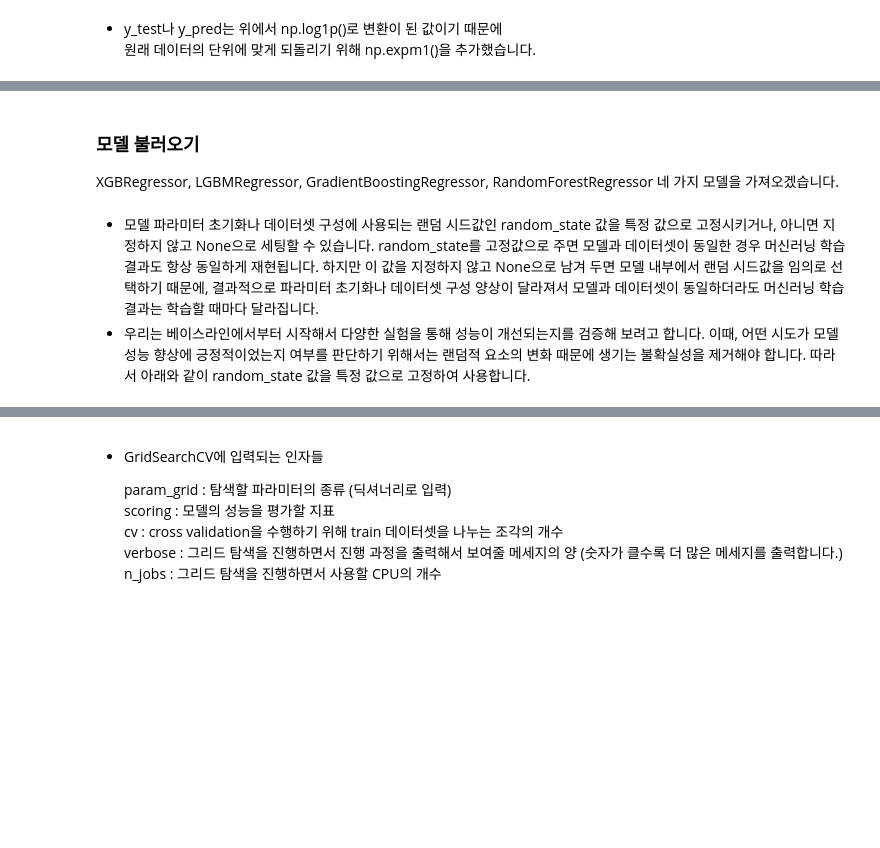
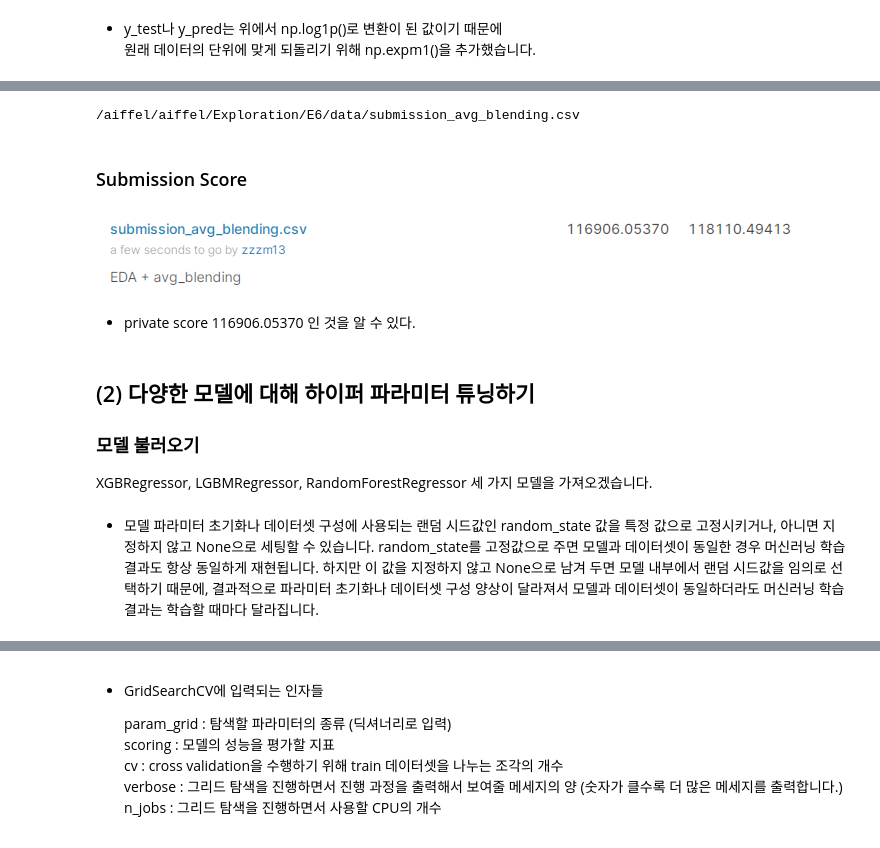
Before and after one commit to seungmiya13/LMS-Exploration, a Jupyter notebook: E6/kaggle_kakr_housing.ipynb, the cells around one changed output, grey strips where cells are left out. Drawn from its saved outputs; the diff is of its cells as text; code cells hidden in the pictures; blank space fills up the shorter version.

```diff
--- a/E6/kaggle_kakr_housing.ipynb
+++ b/E6/kaggle_kakr_housing.ipynb
@@ -389,7 +493,28 @@ def rmse(y_test, y_pred):
+# %%
+# 제출 파일 저장
+submission_csv_path = join(data_dir, 'submission_avg_blending.csv')
+result.to_csv(submission_csv_path, index=False)
+
+print(submission_csv_path)
+# %% [output]
+/aiffel/aiffel/Exploration/E6/data/submission_avg_blending.csv
+# %% [markdown]
+### Submission Score
+# %%
+from IPython.display import Image
+
+img_dir = os.getenv('HOME')+'/aiffel/Exploration/E6/result'
+Image(join(img_dir, 'avg_blending.PNG'))
+# %% [output]
+[figure, added]
+# %% [markdown]
+- private score 116906.05370 인 것을 알 수 있다.
 # %% [markdown]
+## (2) 다양한 모델에 대해 하이퍼 파라미터 튜닝하기
+
 ### 모델 불러오기
 
-XGBRegressor, LGBMRegressor, GradientBoostingRegressor, RandomForestRegressor 네 가지 모델을 가져오겠습니다.
+XGBRegressor, LGBMRegressor, RandomForestRegressor 세 가지 모델을 가져오겠습니다.
 # %%
 from xgboost import XGBRegressor
 from lightgbm import LGBMRegressor
@@ -409,5 +534,4 @@ rdforest = RandomForestRegressor(random_state=random_state)
 models = [gboost, xgboost, lightgbm, rdforest]
 # %% [markdown]
 - 모델 파라미터 초기화나 데이터셋 구성에 사용되는 랜덤 시드값인 random_state 값을 특정 값으로 고정시키거나, 아니면 지정하지 않고 None으로 세팅할 수 있습니다. random_state를 고정값으로 주면 모델과 데이터셋이 동일한 경우 머신러닝 학습결과도 항상 동일하게 재현됩니다. 하지만 이 값을 지정하지 않고 None으로 남겨 두면 모델 내부에서 랜덤 시드값을 임의로 선택하기 때문에, 결과적으로 파라미터 초기화나 데이터셋 구성 양상이 달라져서 모델과 데이터셋이 동일하더라도 머신러닝 학습결과는 학습할 때마다 달라집니다.
-- 우리는 베이스라인에서부터 시작해서 다양한 실험을 통해 성능이 개선되는지를 검증해 보려고 합니다. 이때, 어떤 시도가 모델 성능 향상에 긍정적이었는지 여부를 판단하기 위해서는 랜덤적 요소의 변화 때문에 생기는 불확실성을 제거해야 합니다. 따라서 아래와 같이 random_state 값을 특정 값으로 고정하여 사용합니다.
 # %%
```
Also changed, not shown: parts of 121 cells of this notebook, 23 other files.
